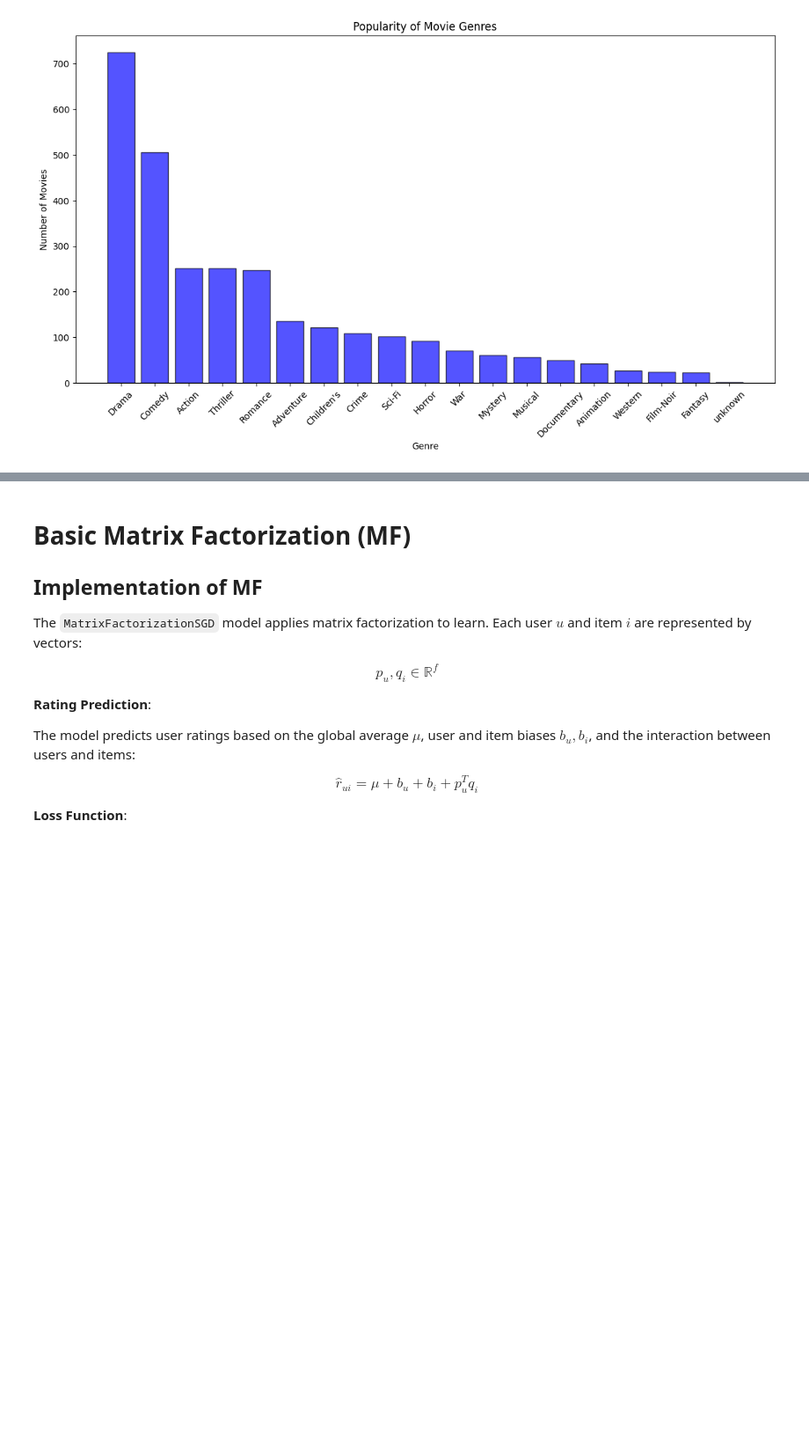
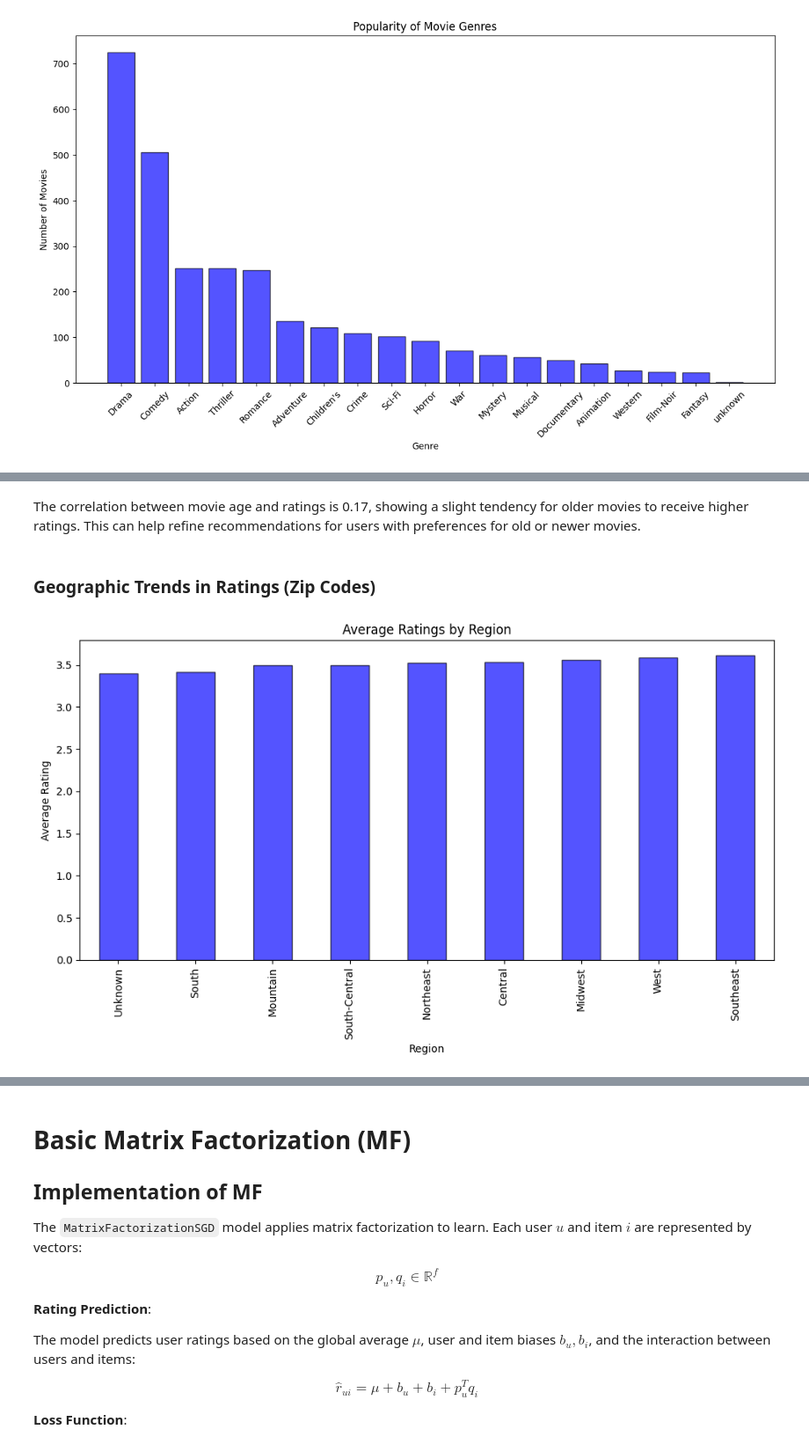
Before and after one commit to moOritzl/bachelorpraktikum-applied-machine-learning, a Jupyter notebook: Week_08/Recommender_Systems_Matrix_Factorization.ipynb, the cells around one changed output, grey strips where cells are left out. Shown at 88% size. Cells and saved outputs as stored; diff of their text form; code cells hidden in the pictures; blank space fills up the shorter version.

```diff
--- a/Week_08/Recommender_Systems_Matrix_Factorization.ipynb
+++ b/Week_08/Recommender_Systems_Matrix_Factorization.ipynb
@@ -236,0 +314,44 @@ plt.show()
+# %% [markdown]
+The correlation between movie age and ratings is 0.17, showing a slight tendency for older movies to receive higher ratings. This can help refine recommendations for users with preferences for old or newer movies.
+# %% [markdown]
+### Geographic Trends in Ratings (Zip Codes)
+# %%
+merged_df = pd.merge(pd.merge(ratings_df, users_df, on='user_id'), movies_df, on='movie_id')
+
+
+def group_zip_code(zip_code):
+    if pd.isna(zip_code):
+        return 'Unknown'
+    first_digit = str(zip_code)[0]
+    region_map = {
+        '0': 'Northeast',
+        '1': 'Northeast',
+        '2': 'South',
+        '3': 'Southeast',
+        '4': 'Midwest',
+        '5': 'Midwest',
+        '6': 'Central',
+        '7': 'South-Central',
+        '8': 'Mountain',
+        '9': 'West'
+    }
+    return region_map.get(first_digit, 'Unknown')
+
+
+merged_df['region'] = merged_df['zip_code'].apply(group_zip_code)
+
+region_ratings = merged_df.groupby('region')['rating'].mean()
+region_counts = merged_df['region'].value_counts()
+
+valid_regions = region_counts[region_counts > 50].index
+region_ratings_filtered = region_ratings[region_ratings.index.isin(valid_regions)]
+
+plt.figure(figsize=(10, 6))
+region_ratings_filtered.sort_values().plot(kind='bar', color='blue', alpha=0.67, edgecolor='black')
+plt.title('Average Ratings by Region')
+plt.xlabel('Region')
+plt.ylabel('Average Rating')
+plt.tight_layout()
+plt.show()
+# %% [output]
+[figure, added]
```
Also changed, not shown: parts of 26 cells of this notebook.
